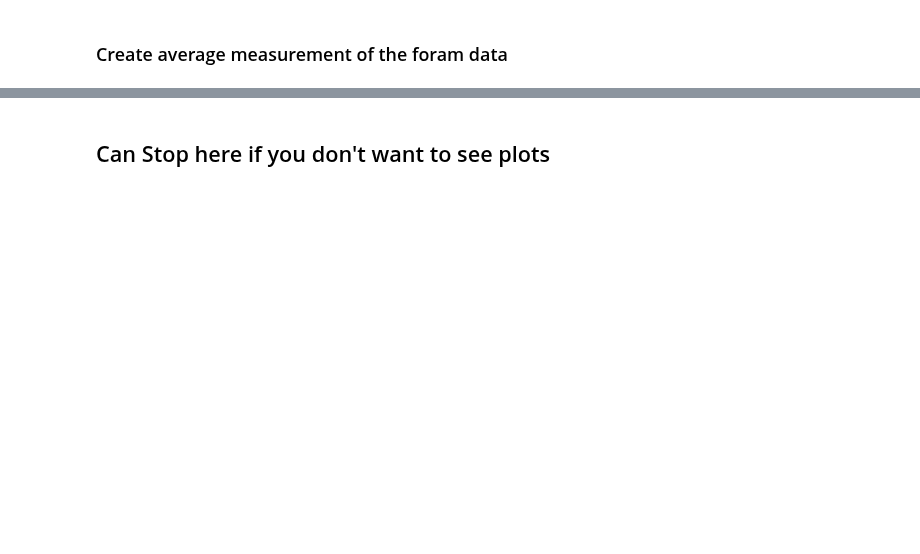
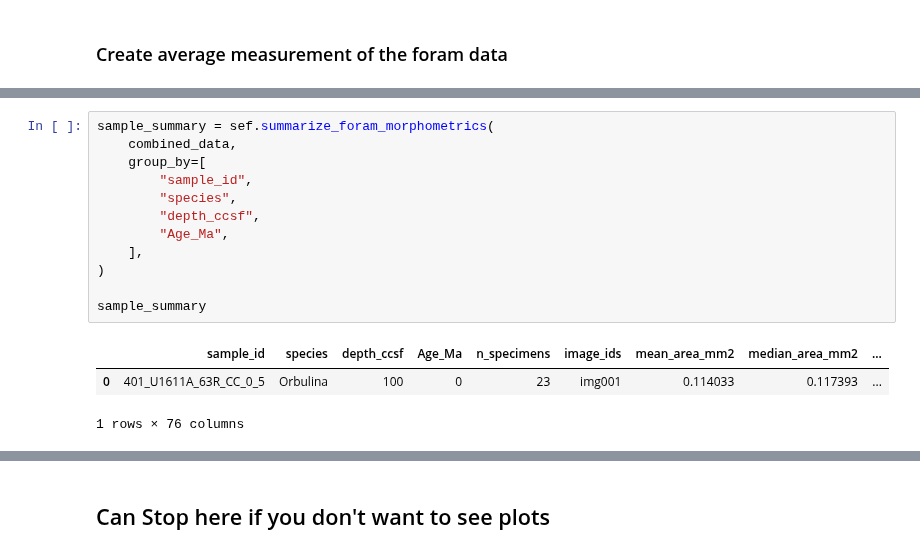
Before and after one commit to Geogabriel/SegmentEveryForam, a Jupyter notebook: notebooks/SegmentEveryForam_workflow.ipynb, the cells around one changed output, grey strips where cells are left out. Drawn from its saved outputs; the diff is of its cells as text; blank space fills up the shorter version.

```diff
--- a/notebooks/SegmentEveryForam_workflow.ipynb
+++ b/notebooks/SegmentEveryForam_workflow.ipynb
@@ -565 +467,17 @@ sample_summary = pd.DataFrame([{
+# %%
+sample_summary = sef.summarize_foram_morphometrics(
+    combined_data,
+    group_by=[
+        "sample_id",
+        "species",
+        "depth_ccsf",
+        "Age_Ma",
+    ],
+)
+
+sample_summary
+# %% [output]
+|  | sample_id | species | depth_ccsf | Age_Ma | n_specimens | image_ids | mean_area_mm2 | median_area_mm2 | ... |
+| 0 | 401_U1611A_63R_CC_0_5 | Orbulina | 100 | 0 | 23 | img001 | 0.114033 | 0.117393 | ... |
+1 rows × 76 columns
 # %%
```
Also changed, not shown: parts of 20 cells of this notebook, 2 other files.
